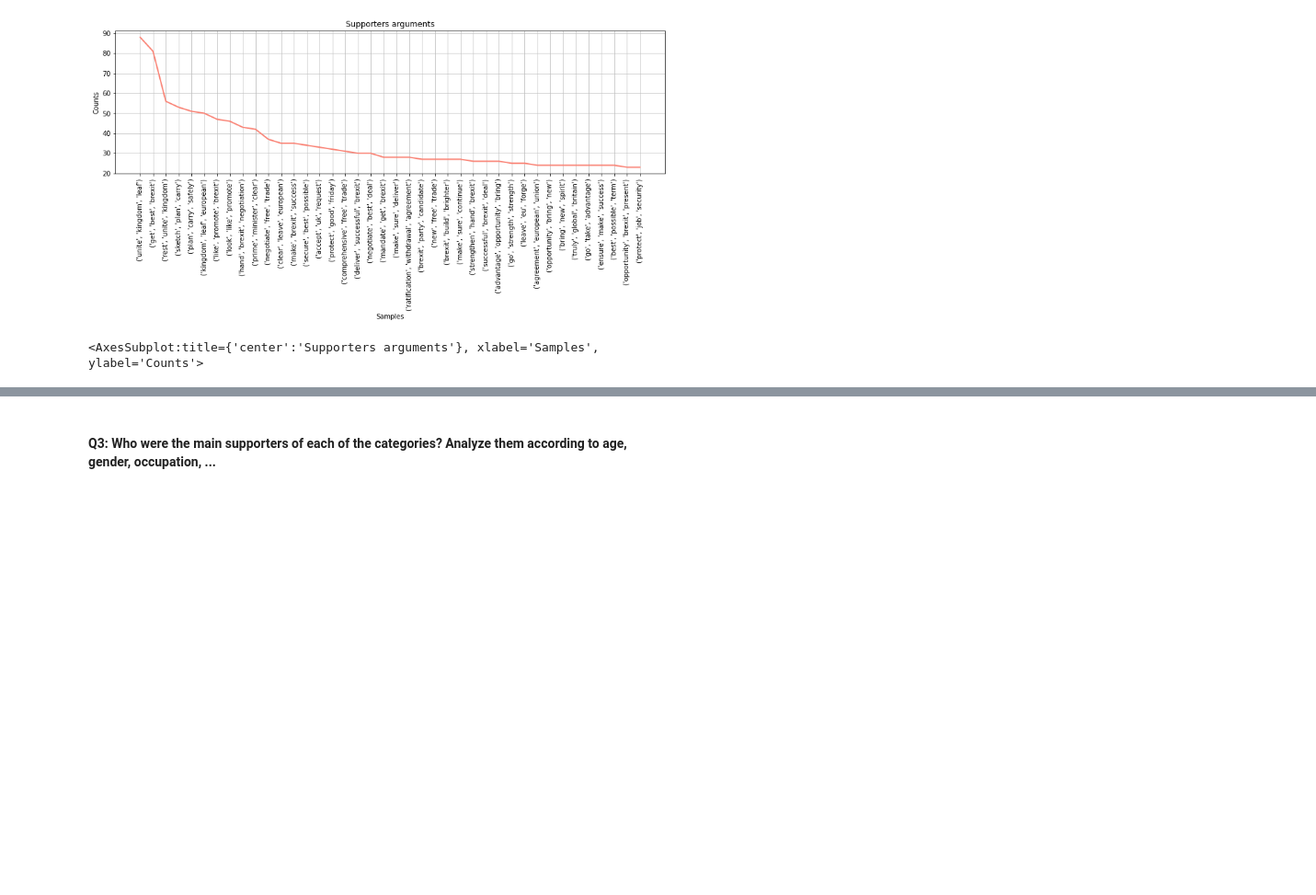
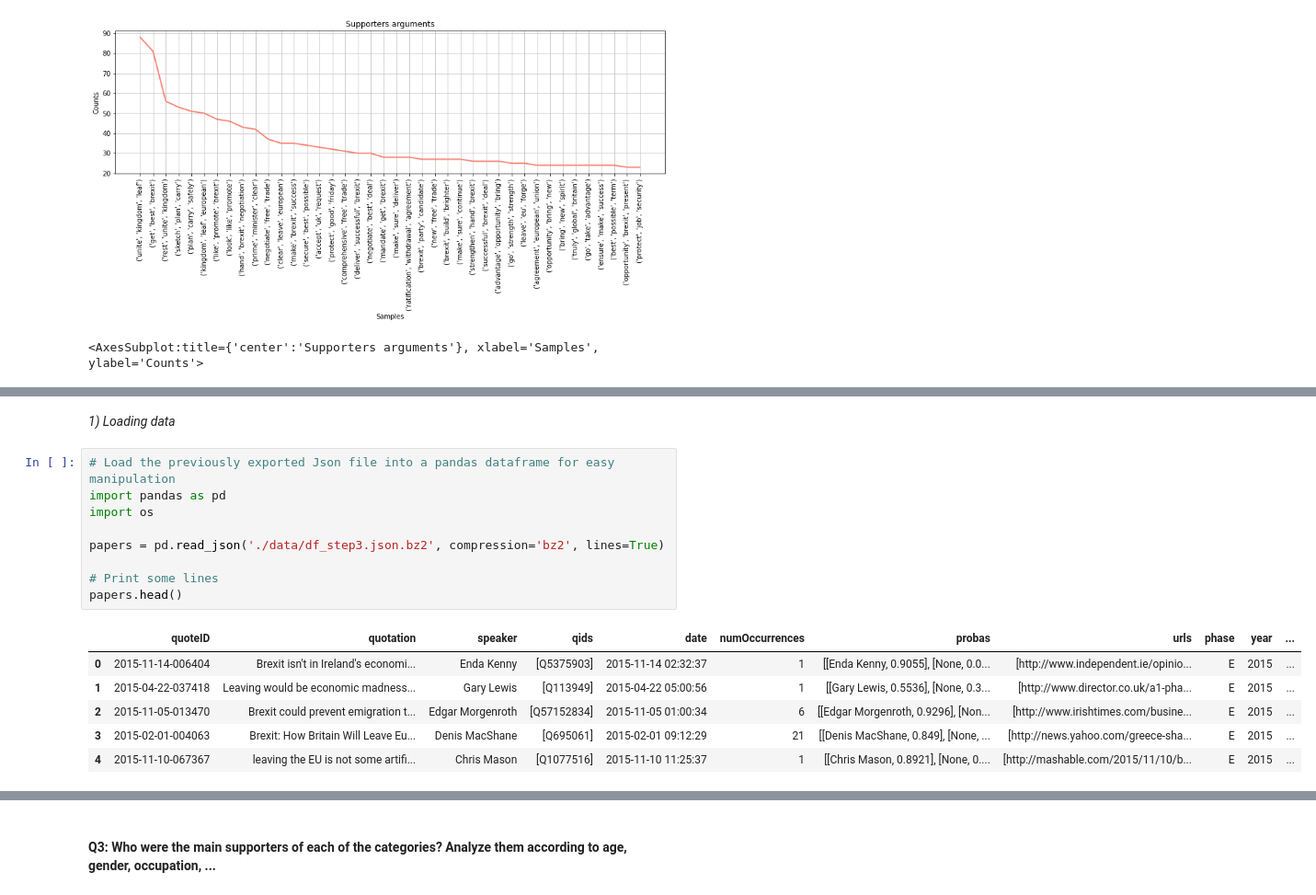
Before and after one commit to epfl-ada/ada-2021-project-kava, a Jupyter notebook: milestone2_template.ipynb, the cells around one changed output, grey strips where cells are left out. Shown at 92% size. Drawn from its saved outputs; the diff is of its cells as text; blank space fills up the shorter version.

```diff
--- a/milestone2_template.ipynb
+++ b/milestone2_template.ipynb
@@ -1195,0 +1207,18 @@ After analyzing the different trigrams, we can highlight some of the quotes that
+# %% [markdown]
+*1) Loading data*
+# %%
+# Load the previously exported Json file into a pandas dataframe for easy manipulation
+import pandas as pd
+import os
+
+papers = pd.read_json('./data/df_step3.json.bz2', compression='bz2', lines=True)
+
+# Print some lines
+papers.head()
+# %% [output]
+|  | quoteID | quotation | speaker | qids | date | numOccurrences | probas | urls | phase | year | ... |
+| 0 | 2015-11-14-006404 | Brexit isn't in Ireland's economi... | Enda Kenny | [Q5375903] | 2015-11-14 02:32:37 | 1 | [[Enda Kenny, 0.9055], [None, 0.0... | [http://www.independent.ie/opinio... | E | 2015 | ... |
+| 1 | 2015-04-22-037418 | Leaving would be economic madness... | Gary Lewis | [Q113949] | 2015-04-22 05:00:56 | 1 | [[Gary Lewis, 0.5536], [None, 0.3... | [http://www.director.co.uk/a1-pha... | E | 2015 | ... |
+| 2 | 2015-11-05-013470 | Brexit could prevent emigration t... | Edgar Morgenroth | [Q57152834] | 2015-11-05 01:00:34 | 6 | [[Edgar Morgenroth, 0.9296], [Non... | [http://www.irishtimes.com/busine... | E | 2015 | ... |
+| 3 | 2015-02-01-004063 | Brexit: How Britain Will Leave Eu... | Denis MacShane | [Q695061] | 2015-02-01 09:12:29 | 21 | [[Denis MacShane, 0.849], [None, ... | [http://news.yahoo.com/greece-sha... | E | 2015 | ... |
+| 4 | 2015-11-10-067367 | leaving the EU is not some artifi... | Chris Mason | [Q1077516] | 2015-11-10 11:25:37 | 1 | [[Chris Mason, 0.8921], [None, 0.... | [http://mashable.com/2015/11/10/b... | E | 2015 | ... |
```
Also changed, not shown: parts of 26 cells of this notebook.
